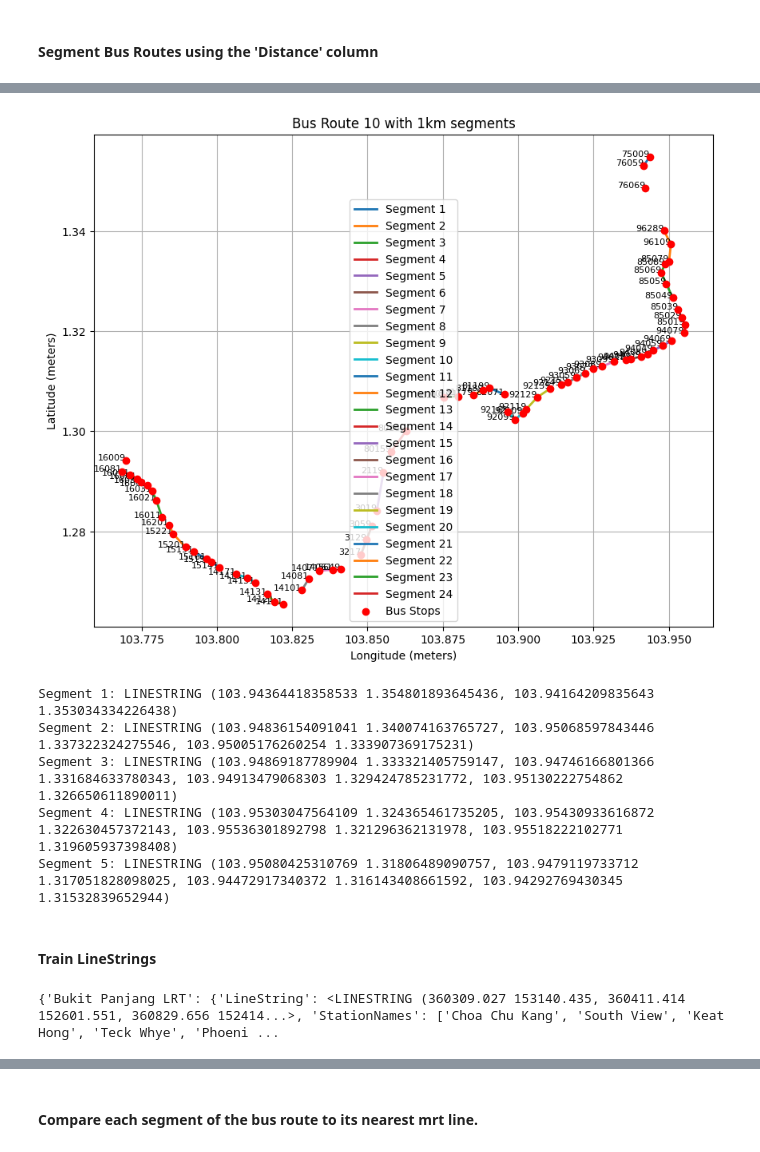
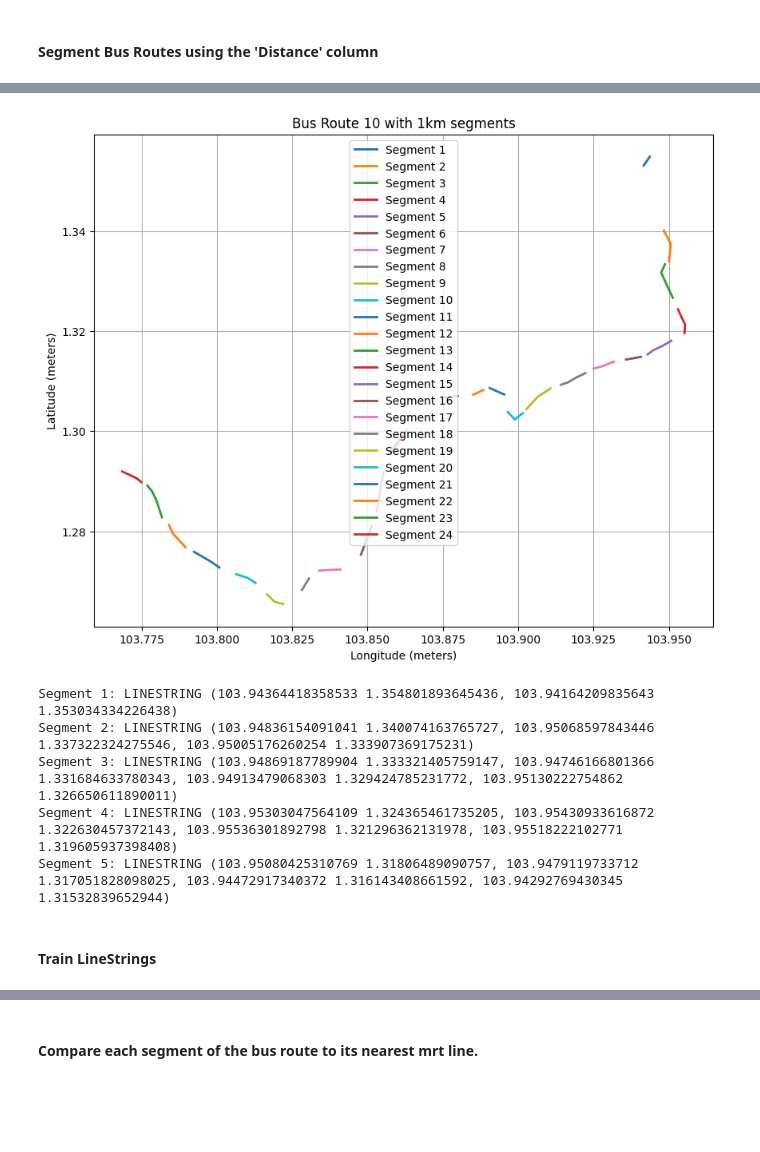
Before and after one commit to ajjajjajjajj/dsa4264-lta-geospatial, a Jupyter notebook: Parallel_Route_kiley.ipynb, the cells around one changed output, grey strips where cells are left out. Cells and saved outputs as stored; diff of their text form; code cells hidden in the pictures; blank space fills up the shorter version.

Commit message:
Update MRT LineStrings

```diff
--- a/Parallel_Route_kiley.ipynb
+++ b/Parallel_Route_kiley.ipynb
@@ -235,40 +235,40 @@ mrt_segments = segmented_data['segments']
 station_points = segmented_data['BusStopPoints']
 station_names = segmented_data['BusStopCodes']
 
 # Visualize the segments on the map
 plt.figure(figsize=(10, 8))
 
 # Plot each segment in a different color
 for idx, segment in enumerate(mrt_segments):
     x_seg, y_seg = segment.xy  # Extract x and y coordinates for the segment
     plt.plot(x_seg, y_seg, label=f'Segment {idx+1}', linewidth=2)
 
 # Plot the station points
-station_x = [point.x for point in station_points]
-station_y = [point.y for point in station_points]
-plt.scatter(station_x, station_y, color='red', label='Bus Stops', zorder=5)
+# station_x = [point.x for point in station_points]
+# station_y = [point.y for point in station_points]
+# plt.scatter(station_x, station_y, color='red', label='Bus Stops', zorder=5)
 
-# Annotate the station names
-for i, name in enumerate(station_names):
-    plt.text(station_x[i], station_y[i], name, fontsize=8, ha='right')
+# # Annotate the station names
+# for i, name in enumerate(station_names):
+#     plt.text(station_x[i], station_y[i], name, fontsize=8, ha='right')
 
 # Set the title and labels
 plt.title(f'Bus Route {target_line} with 1km segments')
 plt.xlabel('Longitude (meters)')
 plt.ylabel('Latitude (meters)')
 
 # Add a legend
 plt.legend()
 
 # Show the plot
 plt.grid(True)
 plt.show()
 
 # Print the first few segments for verification
 for idx, segment in enumerate(mrt_segments[:5]):  # Print first 5 segments
     print(f"Segment {idx+1}: {segment}")
 # %% [output]
-[figure, old version]
+[figure, new version]
 Segment 1: LINESTRING (103.94364418358533 1.354801893645436, 103.94164209835643 1.353034334226438)
 Segment 2: LINESTRING (103.94836154091041 1.340074163765727, 103.95068597843446 1.337322324275546, 103.95005176260254 1.333907369175231)
 Segment 3: LINESTRING (103.94869187789904 1.333321405759147, 103.94746166801366 1.331684633780343, 103.94913479068303 1.329424785231772, 103.95130222754862 1.326650611890011)
@@ -280,6 +280,9 @@ Segment 5: LINESTRING (103.95080425310769 1.31806489090757, 103.9479119733712 1.
 rail_stn = rail_stn.to_crs(epsg=32648)
 
 #  Group the stations by MRT line
+rail_stn.drop(rail_stn[rail_stn['StationCode']=='PTC'].index, inplace=True)
+rail_stn.drop(rail_stn[rail_stn['StationCode']=='STC'].index, inplace=True)
+rail_stn.replace("TE22A", "TE22.5", inplace=True)
 station_groups = rail_stn.groupby('StationLine')
 
 # Dictionary to store LineStrings for each MRT line
@@ -289,7 +292,8 @@ line_strings_per_station_line = {}
 for line_name, group in station_groups:
     # Sort the stations by their longitude (x-coordinate) or latitude (y-coordinate)
     group['centroid_x'] = group.geometry.centroid.x  # Get x-coordinate of the centroid
-    sorted_group = group.sort_values('centroid_x')  # Sort by the x-coordinate
+    group['StationCodeNo'] = group['StationCode'].str[2:].astype(float)
+    sorted_group = group.sort_values('StationCodeNo')  # Sort by the x-coordinate
 
     # Extract the station centroids, names, and codes
     station_points = sorted_group.geometry.centroid.tolist()
@@ -332,13 +336,11 @@ for line_name, group in station_groups:
             continue
 
 print(line_strings_per_station_line)
-# for line_name, line_data in line_strings_per_station_line.items():
-#     print(f"MRT Line: {line_name}")
-#     print(f"  LineString: {line_data['LineString']}")
-#     print(f"  Station Names: {line_data['StationNames']}")
-#     print(f"  Station Codes: {line_data['StationCodes']}")
-#     print(f"  Station Points (centroids): {line_data['StationPoints']}")
-#     print("\n")
+for line_name, line_data in line_strings_per_station_line.items():
+    print(f"MRT Line: {line_name}")
+    print(f"  LineString: {line_data['LineString']}")
+    print(f"  Station Names: {line_data['StationNames']}")
+    print(f"  Station Codes: {line_data['StationCodes']}")
+    print(f"  Station Points (centroids): {line_data['StationPoints']}")
+    print("\n")
-# %% [output]
-{'Bukit Panjang LRT': {'LineString': <LINESTRING (360309.027 153140.435, 360411.414 152601.551, 360829.656 152414...>, 'StationNames': ['Choa Chu Kang', 'South View', 'Keat Hong', 'Teck Whye', 'Phoeni ...
 # %%
```
Also changed, not shown: parts of 9 cells of this notebook.
